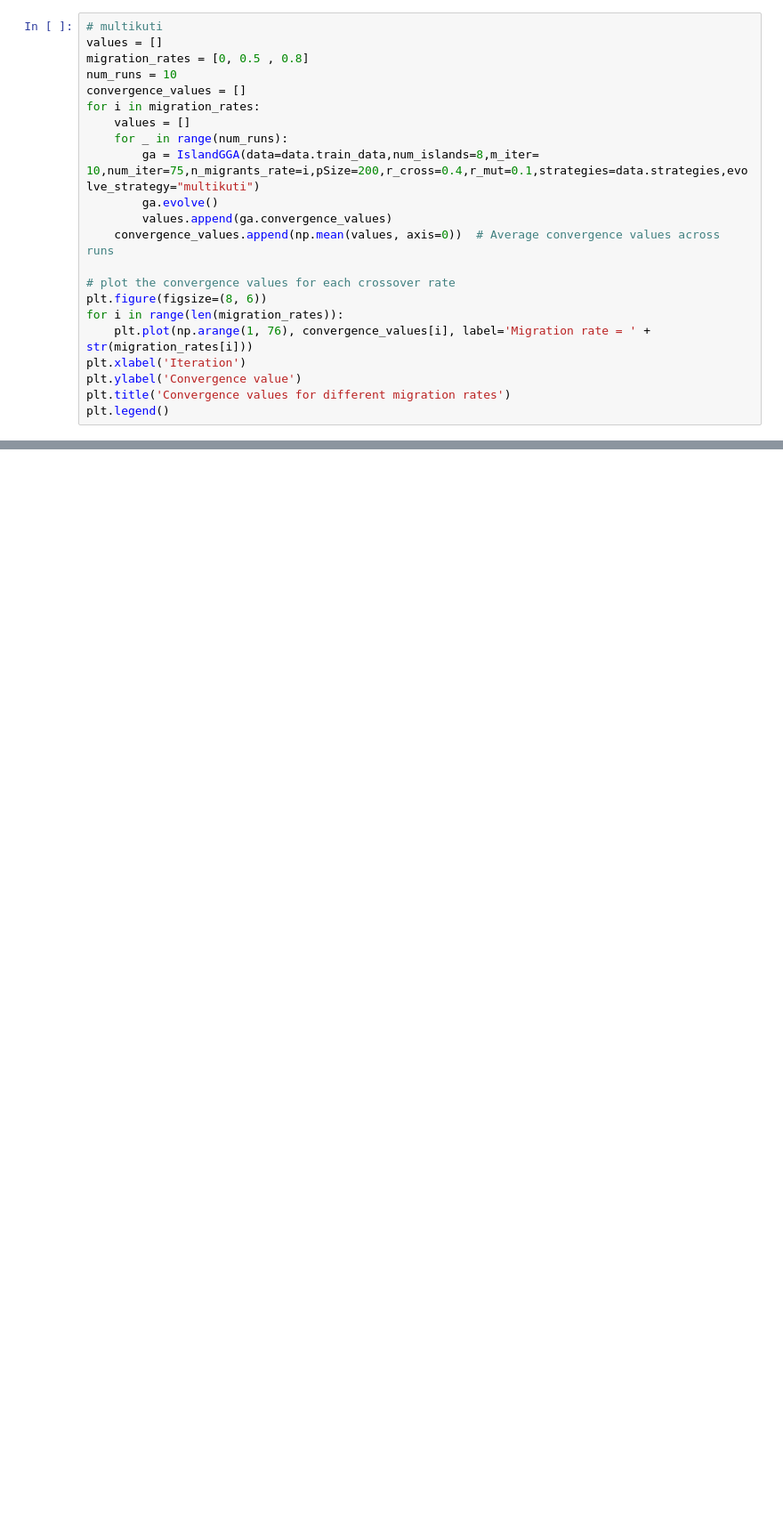
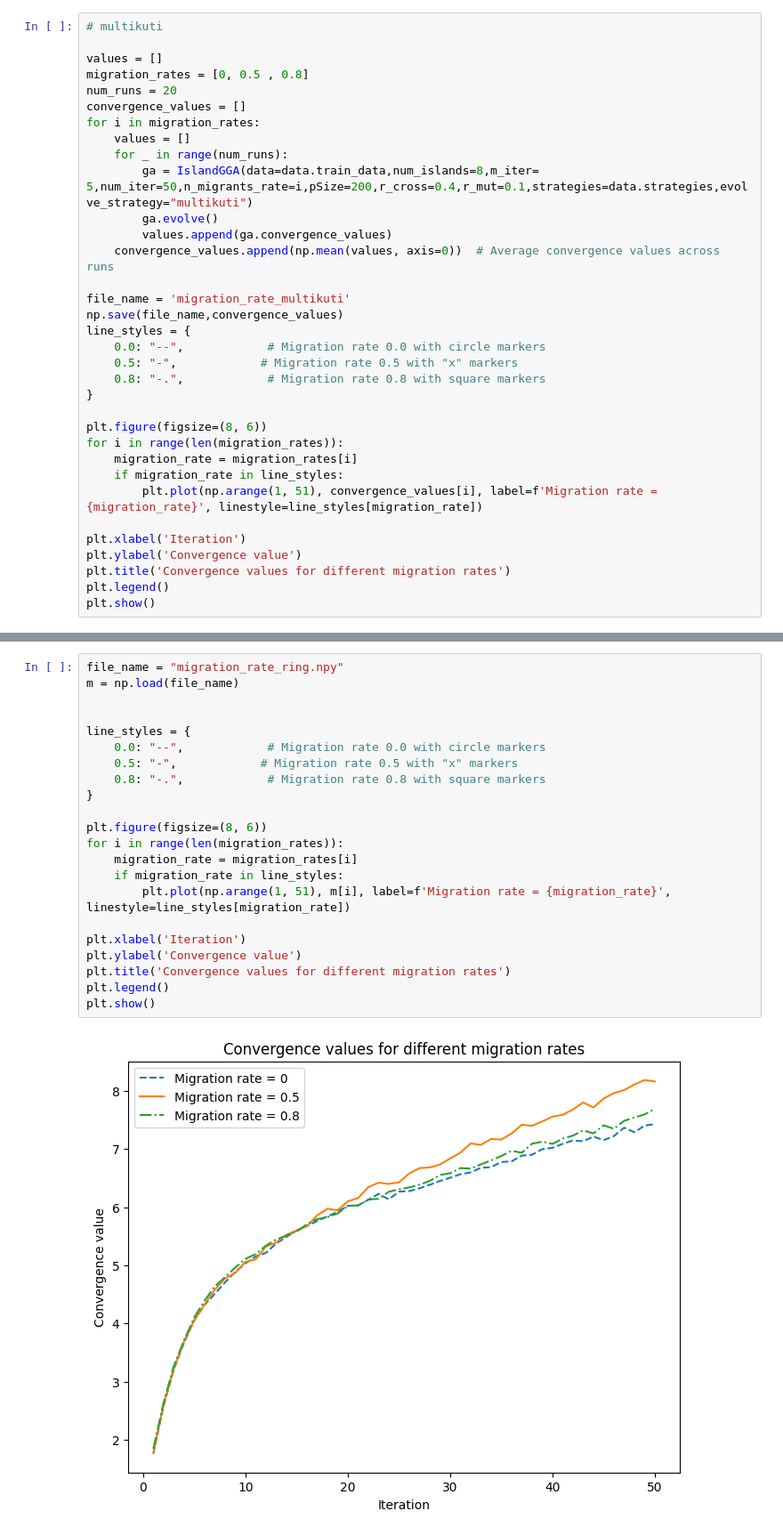
Before and after one commit to Chideme/island_genetic_algrorithm, a Jupyter notebook: migration.ipynb, the cells around one changed output, grey strips where cells are left out. Shown at 89% size. Drawn from its saved outputs; the diff is of its cells as text; blank space fills up the shorter version.

```diff
--- a/migration.ipynb
+++ b/migration.ipynb
@@ -82,24 +93,36 @@ plt.show()
 # %%
 # multikuti
+
 values = []
 migration_rates = [0, 0.5 , 0.8]
-num_runs = 10
+num_runs = 20
 convergence_values = []
 for i in migration_rates:
     values = []
     for _ in range(num_runs):
-        ga = IslandGGA(data=data.train_data,num_islands=8,m_iter= 10,num_iter=75,n_migrants_rate=i,pSize=200,r_cross=0.4,r_mut=0.1,strategies=data.strategies,evolve_strategy="multikuti")
+        ga = IslandGGA(data=data.train_data,num_islands=8,m_iter= 5,num_iter=50,n_migrants_rate=i,pSize=200,r_cross=0.4,r_mut=0.1,strategies=data.strategies,evolve_strategy="multikuti")
         ga.evolve()
         values.append(ga.convergence_values)
     convergence_values.append(np.mean(values, axis=0))  # Average convergence values across runs
 
-# plot the convergence values for each crossover rate
+file_name = 'migration_rate_multikuti'
+np.save(file_name,convergence_values)
+line_styles = {
+    0.0: "--",            # Migration rate 0.0 with circle markers
+    0.5: "-",            # Migration rate 0.5 with "x" markers
+    0.8: "-.",            # Migration rate 0.8 with square markers
+}
+
 plt.figure(figsize=(8, 6))
 for i in range(len(migration_rates)):
-    plt.plot(np.arange(1, 76), convergence_values[i], label='Migration rate = ' + str(migration_rates[i]))
+    migration_rate = migration_rates[i]
+    if migration_rate in line_styles:
+        plt.plot(np.arange(1, 51), convergence_values[i], label=f'Migration rate = {migration_rate}', linestyle=line_styles[migration_rate])
+
 plt.xlabel('Iteration')
 plt.ylabel('Convergence value')
 plt.title('Convergence values for different migration rates')
 plt.legend()
+plt.show()
 # %% [output]
 Running multikuti
@@ -138,0 +152,24 @@ The difference in convergence is not statistically significant.
+# %%
+file_name = "migration_rate_ring.npy"
+m = np.load(file_name)
+
+
+line_styles = {
+    0.0: "--",            # Migration rate 0.0 with circle markers
+    0.5: "-",            # Migration rate 0.5 with "x" markers
+    0.8: "-.",            # Migration rate 0.8 with square markers
+}
+
+plt.figure(figsize=(8, 6))
+for i in range(len(migration_rates)):
+    migration_rate = migration_rates[i]
+    if migration_rate in line_styles:
+        plt.plot(np.arange(1, 51), m[i], label=f'Migration rate = {migration_rate}', linestyle=line_styles[migration_rate])
+
+plt.xlabel('Iteration')
+plt.ylabel('Convergence value')
+plt.title('Convergence values for different migration rates')
+plt.legend()
+plt.show()
+# %% [output]
+[figure, added]
```
Also changed, not shown: parts of 5 cells of this notebook, 5 other files.
